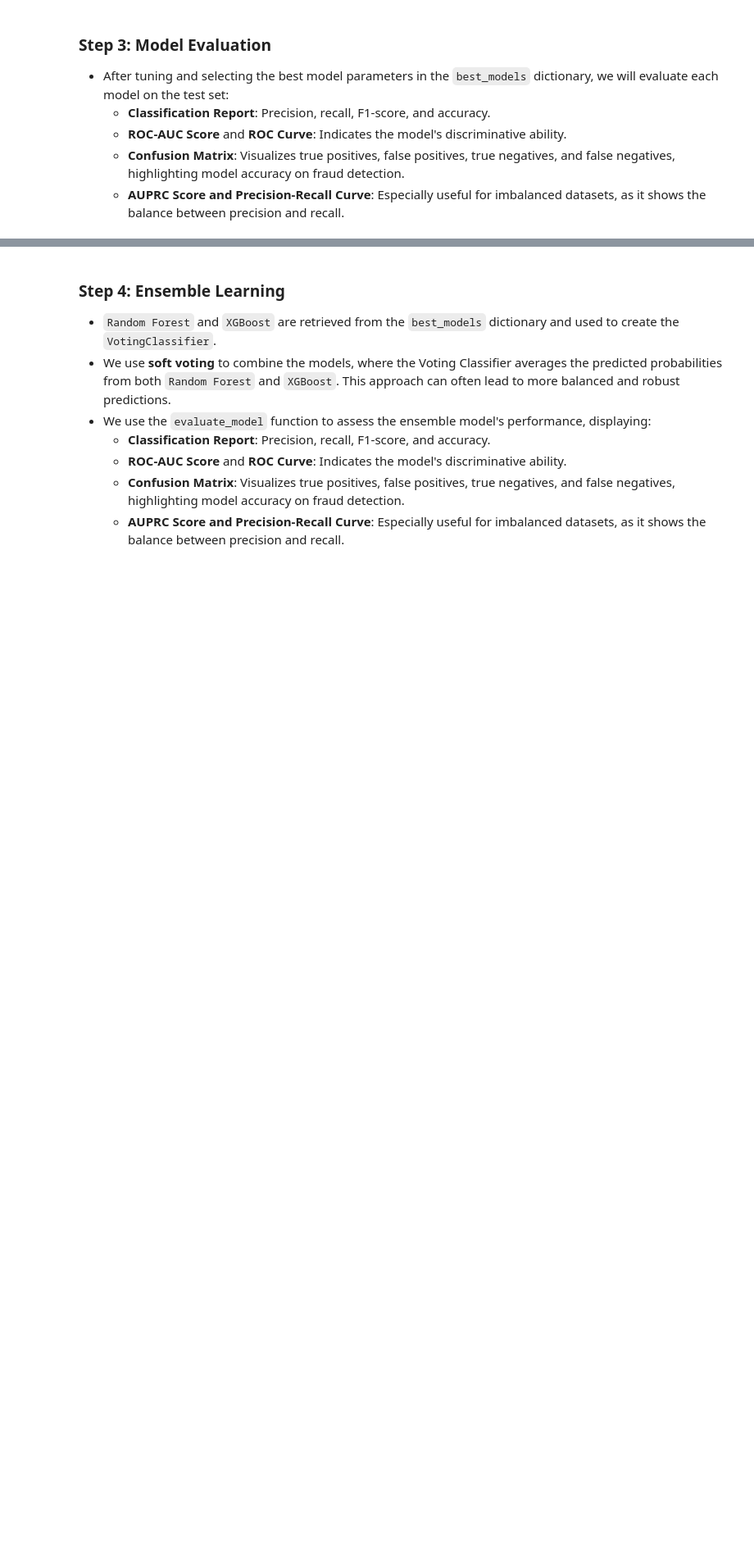
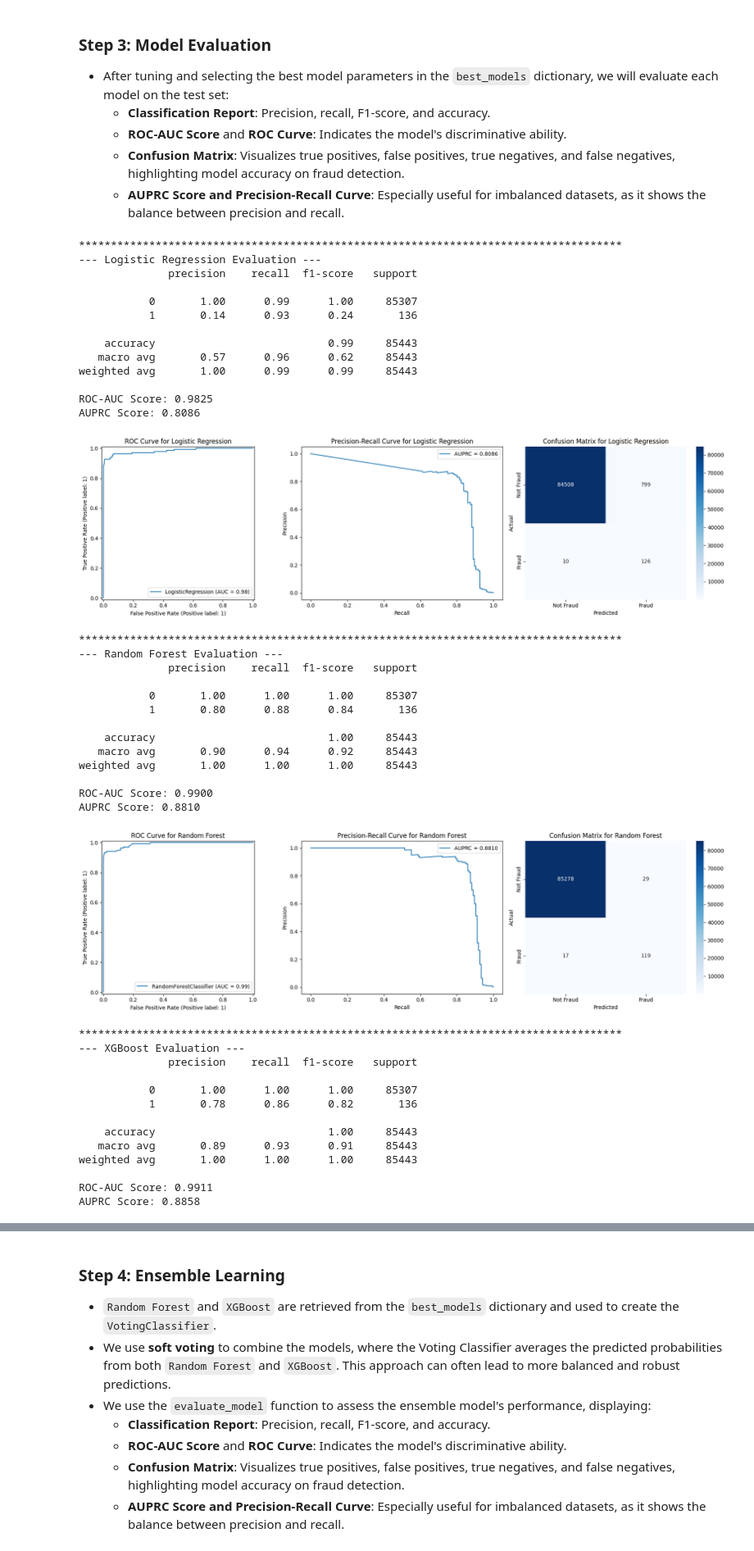
Before and after one commit to aragakerubo/term-project-proposal-data_minds, a Jupyter notebook: Credit_Card_Fraud_Detection.ipynb, the cells around one changed output, grey strips where cells are left out. Shown at 82% size. Drawn from its saved outputs; the diff is of its cells as text; code cells hidden in the pictures; blank space fills up the shorter version.

```diff
--- a/Credit_Card_Fraud_Detection.ipynb
+++ b/Credit_Card_Fraud_Detection.ipynb
@@ -249,26 +298,6 @@ Fitting 5 folds for each of 4 candidates, totalling 20 fits
 # %%
 # Function to evaluate and print model performance
 def evaluate_model(model, X_test, y_test, model_name):
-    """
-    Evaluates the performance of a classification model and provides textual metrics
-    and visualizations including ROC Curve, Precision-Recall Curve, and Confusion Matrix.
-
-    Parameters:
-    ----------
-    model : sklearn-like estimator
-        The trained model to evaluate. Must implement `predict` and optionally `predict_proba`
-        for probability predictions.
-    X_test : array-like or DataFrame
-        The feature set used for testing.
-    y_test : array-like
-        The true labels corresponding to the test set.
-    model_name : str
-        A string representing the name of the model, used for titles and display.
-
-    Returns:
-    ------
-    Void
-    """
     # Predict on test set
     y_pred = model.predict(X_test)
     y_pred_proba = model.predict_proba(X_test)[:, 1] if hasattr(model, "predict_proba") else None
@@ -288,36 +317,75 @@ def evaluate_model(model, X_test, y_test, model_name):
 
         # Plot ROC curve
         RocCurveDisplay.from_estimator(model, X_test, y_test, ax=axes[0])
-        wrapped_title_roc = "\n".join(textwrap.wrap(f'ROC Curve for {model_name}', width=30)) # Wrap title
-        axes[0].set_title(wrapped_title_roc)
+        axes[0].set_title(f'ROC Curve for {model_name}')
 
         # Calculate and plot Precision-Recall Curve for AUPRC if probabilities are available
         precision, recall, _ = precision_recall_curve(y_test, y_pred_proba)
         auprc = auc(recall, precision)
         print(f"AUPRC Score: {auprc:.4f}")
 
         # Plot Precision-Recall Curve
         axes[1].plot(recall, precision, label=f'AUPRC = {auprc:.4f}')
         axes[1].set_xlabel('Recall')
         axes[1].set_ylabel('Precision')
-        wrapped_title_pr = "\n".join(textwrap.wrap(f'Precision-Recall Curve for {model_name}', width=30)) # Wrap title
-        axes[1].set_title(wrapped_title_pr)
+        axes[1].set_title(f'Precision-Recall Curve for {model_name}')
         axes[1].legend(loc='best')
 
     # Plot Confusion Matrix
     cm = confusion_matrix(y_test, y_pred)
     sns.heatmap(cm, annot=True, fmt='d', cmap='Blues',
                 xticklabels=['Not Fraud', 'Fraud'],
                 yticklabels=['Not Fraud', 'Fraud'],
                 ax=axes[2])
     axes[2].set_xlabel('Predicted')
     axes[2].set_ylabel('Actual')
-    wrapped_title_cm = "\n".join(textwrap.wrap(f'Confusion Matrix for {model_name}', width=30)) # Wrap title
-    axes[2].set_title(wrapped_title_cm)
+    axes[2].set_title(f'Confusion Matrix for {model_name}')
 
     plt.tight_layout()
     plt.show()
 
 # Evaluate each model in best_models on the test set
 for model_name, model in best_models.items():
     evaluate_model(model, X_test, y_test, model_name)
+# %% [output]
+*************************************************************************************
+--- Logistic Regression Evaluation ---
+              precision    recall  f1-score   support
+
+           0       1.00      0.99      1.00     85307
+           1       0.14      0.93      0.24       136
+
+    accuracy                           0.99     85443
+   macro avg       0.57      0.96      0.62     85443
+weighted avg       1.00      0.99      0.99     85443
+
+ROC-AUC Score: 0.9825
+AUPRC Score: 0.8086
+[figure, added]
+*************************************************************************************
+--- Random Forest Evaluation ---
+              precision    recall  f1-score   support
+
+           0       1.00      1.00      1.00     85307
+           1       0.80      0.88      0.84       136
+
+    accuracy                           1.00     85443
+   macro avg       0.90      0.94      0.92     85443
+weighted avg       1.00      1.00      1.00     85443
+
+ROC-AUC Score: 0.9900
+AUPRC Score: 0.8810
+[figure, added]
+*************************************************************************************
+--- XGBoost Evaluation ---
+              precision    recall  f1-score   support
+
+           0       1.00      1.00      1.00     85307
+           1       0.78      0.86      0.82       136
+
+    accuracy                           1.00     85443
+   macro avg       0.89      0.93      0.91     85443
+weighted avg       1.00      1.00      1.00     85443
+
+ROC-AUC Score: 0.9911
+AUPRC Score: 0.8858
```
Also changed, not shown: parts of 9 cells of this notebook.
